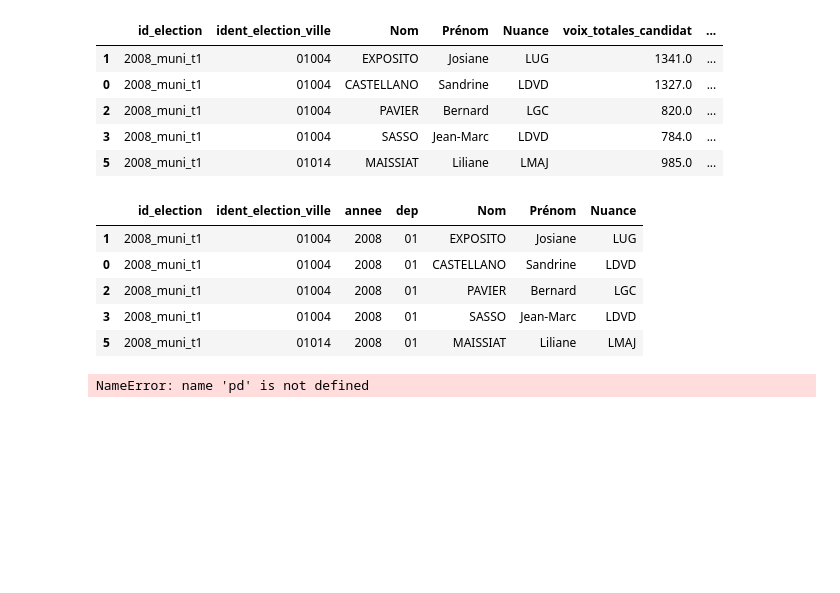
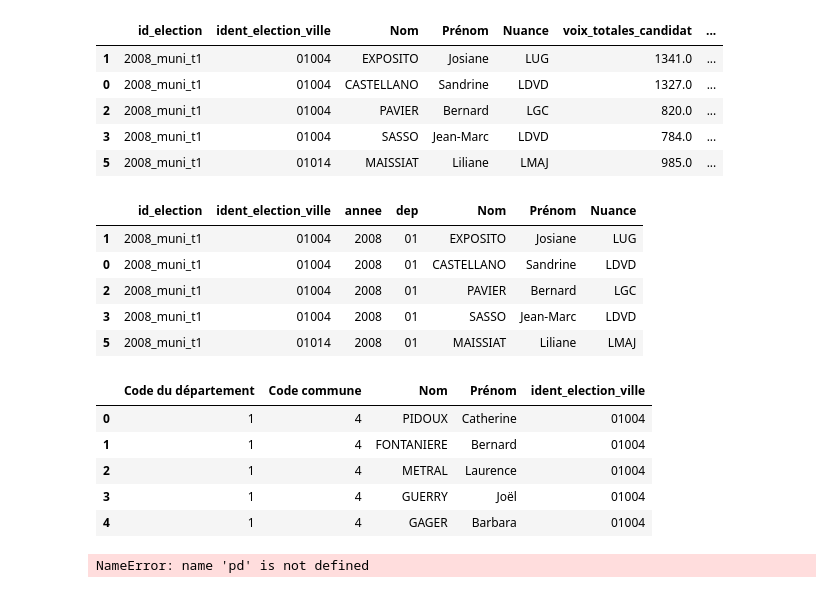
Before and after one commit to xdalp/projet3A, a Jupyter notebook: vote.ipynb, the cells around one changed output. Cells and saved outputs as stored; diff of their text form; code cells hidden in the pictures; blank space fills up the shorter version.

Commit message:
adaptation en cours pour propager la nuance de la tete de liste (pas fini)

```diff
--- a/vote.ipynb
+++ b/vote.ipynb
@@ -91,7 +91,7 @@ print(len(df_listes_muni_2014['Critère d\'export'].unique()))
 # %%
 df_listes_muni_2014.drop(labels = [ "Critère d'export", 'Libellé du département','Libellé commune', 'N° Panneau Liste', 'Code Dépôt',
        'Libellé abrégé liste', 'Libellé Etendu Liste',
-       'N° du candidat dans la liste', 'Sexe', 'Nationalité',
+       'Sexe', 'Nationalité',
        'Candidat au conseil communautaire', 'source'],axis = 1, inplace=True)
 # %%
 df_listes_muni_2014.columns
@@ -307,6 +309,15 @@ liste_candidats_nuance_muni.head()
 # %%
 df_listes_muni_2014.head()
 df_listes_muni_2014['ident_election_ville'] = df_listes_muni_2014['Code du département'].astype(str).str.zfill(2) + df_listes_muni_2014['Code commune'].astype(str).str.zfill(3)
+# %%
+df_listes_muni_2014.head()
+# %% [output]
+|  | Code du département | Code commune | Nom | Prénom | ident_election_ville |
+| 0 | 1 | 4 | PIDOUX | Catherine | 01004 |
+| 1 | 1 | 4 | FONTANIERE | Bernard | 01004 |
+| 2 | 1 | 4 | METRAL | Laurence | 01004 |
+| 3 | 1 | 4 | GUERRY | Joël | 01004 |
+| 4 | 1 | 4 | GAGER | Barbara | 01004 |
 # %%
 liste_muni = pd.read_excel("/home/onyxia/work/projet3A/donnees_electorales/livre-des-listes-et-candidats.xls",
                                 skiprows = 2)
```
Also changed, not shown: parts of 2 cells of this notebook.
